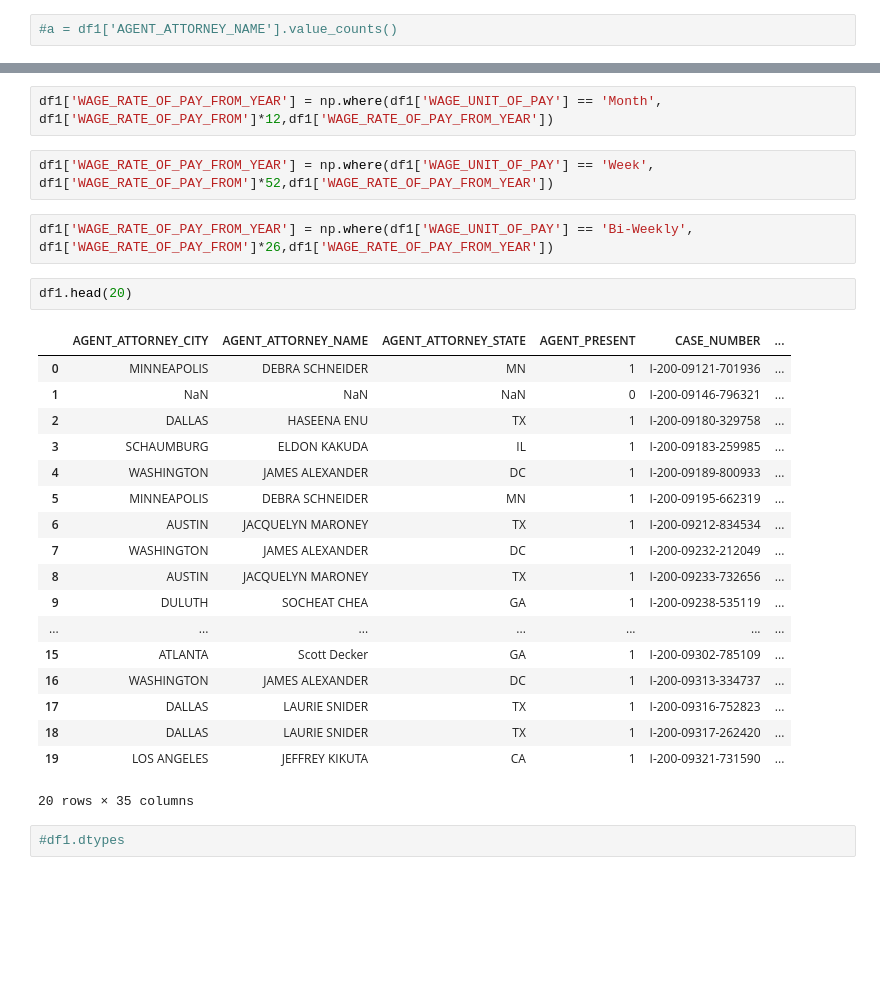
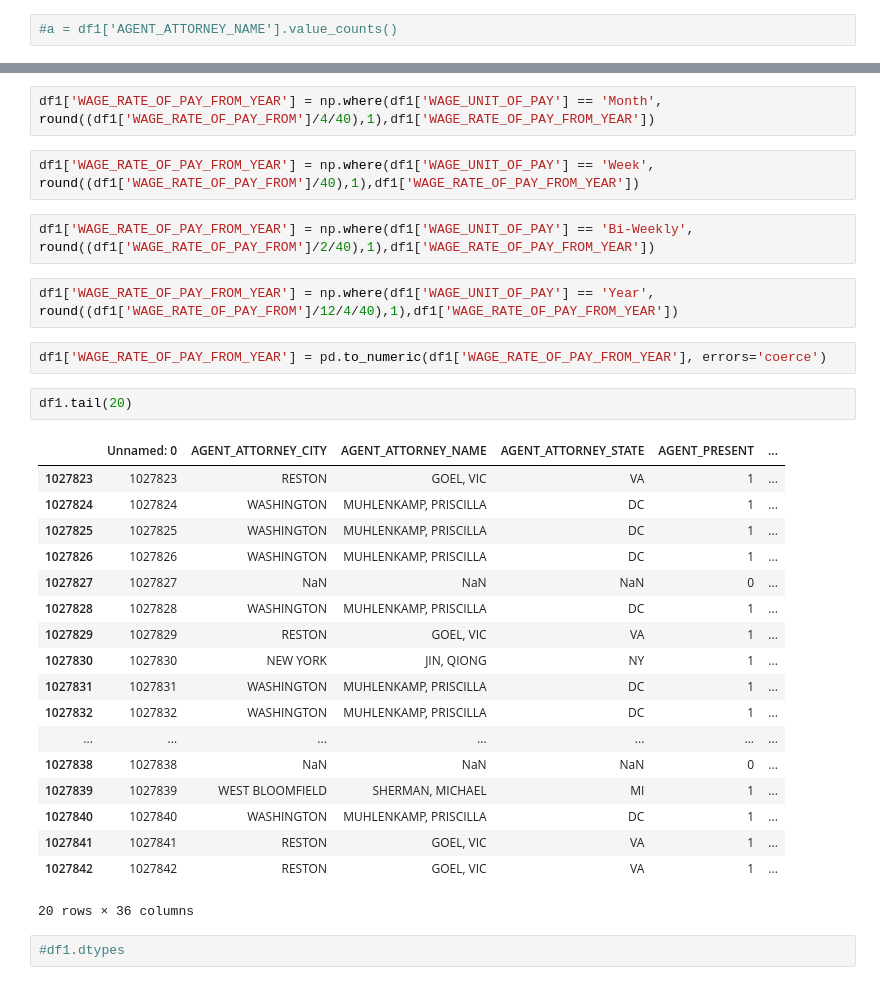
Before and after one commit to kanishk307/INST737-UniversityOfMaryland-DataScience-H1BAnalysis, a Jupyter notebook: Milestone2/encoding/encoding-737_kanishk.ipynb, the cells around one changed output, grey strips where cells are left out. Cells and saved outputs as stored; diff of their text form; blank space fills up the shorter version.

```diff
--- a/Milestone2/encoding/encoding-737_kanishk.ipynb
+++ b/Milestone2/encoding/encoding-737_kanishk.ipynb
@@ -327,30 +242,34 @@ df1['WAGE_RATE_OF_PAY_FROM_YEAR'] = np.where(df1['WAGE_UNIT_OF_PAY'] == 'Hour',
 # %%
-df1['WAGE_RATE_OF_PAY_FROM_YEAR'] = np.where(df1['WAGE_UNIT_OF_PAY'] == 'Month', df1['WAGE_RATE_OF_PAY_FROM']*12,df1['WAGE_RATE_OF_PAY_FROM_YEAR'])
+df1['WAGE_RATE_OF_PAY_FROM_YEAR'] = np.where(df1['WAGE_UNIT_OF_PAY'] == 'Month', round((df1['WAGE_RATE_OF_PAY_FROM']/4/40),1),df1['WAGE_RATE_OF_PAY_FROM_YEAR'])
 # %%
-df1['WAGE_RATE_OF_PAY_FROM_YEAR'] = np.where(df1['WAGE_UNIT_OF_PAY'] == 'Week', df1['WAGE_RATE_OF_PAY_FROM']*52,df1['WAGE_RATE_OF_PAY_FROM_YEAR'])
+df1['WAGE_RATE_OF_PAY_FROM_YEAR'] = np.where(df1['WAGE_UNIT_OF_PAY'] == 'Week', round((df1['WAGE_RATE_OF_PAY_FROM']/40),1),df1['WAGE_RATE_OF_PAY_FROM_YEAR'])
 # %%
-df1['WAGE_RATE_OF_PAY_FROM_YEAR'] = np.where(df1['WAGE_UNIT_OF_PAY'] == 'Bi-Weekly', df1['WAGE_RATE_OF_PAY_FROM']*26,df1['WAGE_RATE_OF_PAY_FROM_YEAR'])
+df1['WAGE_RATE_OF_PAY_FROM_YEAR'] = np.where(df1['WAGE_UNIT_OF_PAY'] == 'Bi-Weekly', round((df1['WAGE_RATE_OF_PAY_FROM']/2/40),1),df1['WAGE_RATE_OF_PAY_FROM_YEAR'])
+# %%
+df1['WAGE_RATE_OF_PAY_FROM_YEAR'] = np.where(df1['WAGE_UNIT_OF_PAY'] == 'Year', round((df1['WAGE_RATE_OF_PAY_FROM']/12/4/40),1),df1['WAGE_RATE_OF_PAY_FROM_YEAR'])
+# %%
+df1['WAGE_RATE_OF_PAY_FROM_YEAR'] = pd.to_numeric(df1['WAGE_RATE_OF_PAY_FROM_YEAR'], errors='coerce')
 # %%
-df1.head(20)
+df1.tail(20)
 # %% [output]
-|  | AGENT_ATTORNEY_CITY | AGENT_ATTORNEY_NAME | AGENT_ATTORNEY_STATE | AGENT_PRESENT | CASE_NUMBER | ... |
-| 0 | MINNEAPOLIS | DEBRA SCHNEIDER | MN | 1 | I-200-09121-701936 | ... |
-| 1 | NaN | NaN | NaN | 0 | I-200-09146-796321 | ... |
-| 2 | DALLAS | HASEENA ENU | TX | 1 | I-200-09180-329758 | ... |
-| 3 | SCHAUMBURG | ELDON KAKUDA | IL | 1 | I-200-09183-259985 | ... |
-| 4 | WASHINGTON | JAMES ALEXANDER | DC | 1 | I-200-09189-800933 | ... |
-| 5 | MINNEAPOLIS | DEBRA SCHNEIDER | MN | 1 | I-200-09195-662319 | ... |
-| 6 | AUSTIN | JACQUELYN MARONEY | TX | 1 | I-200-09212-834534 | ... |
-| 7 | WASHINGTON | JAMES ALEXANDER | DC | 1 | I-200-09232-212049 | ... |
-| 8 | AUSTIN | JACQUELYN MARONEY | TX | 1 | I-200-09233-732656 | ... |
-| 9 | DULUTH | SOCHEAT CHEA | GA | 1 | I-200-09238-535119 | ... |
+|  | Unnamed: 0 | AGENT_ATTORNEY_CITY | AGENT_ATTORNEY_NAME | AGENT_ATTORNEY_STATE | AGENT_PRESENT | ... |
+| 1027823 | 1027823 | RESTON | GOEL, VIC | VA | 1 | ... |
+| 1027824 | 1027824 | WASHINGTON | MUHLENKAMP, PRISCILLA | DC | 1 | ... |
+| 1027825 | 1027825 | WASHINGTON | MUHLENKAMP, PRISCILLA | DC | 1 | ... |
+| 1027826 | 1027826 | WASHINGTON | MUHLENKAMP, PRISCILLA | DC | 1 | ... |
+| 1027827 | 1027827 | NaN | NaN | NaN | 0 | ... |
+| 1027828 | 1027828 | WASHINGTON | MUHLENKAMP, PRISCILLA | DC | 1 | ... |
+| 1027829 | 1027829 | RESTON | GOEL, VIC | VA | 1 | ... |
+| 1027830 | 1027830 | NEW YORK | JIN, QIONG | NY | 1 | ... |
+| 1027831 | 1027831 | WASHINGTON | MUHLENKAMP, PRISCILLA | DC | 1 | ... |
+| 1027832 | 1027832 | WASHINGTON | MUHLENKAMP, PRISCILLA | DC | 1 | ... |
 | ... | ... | ... | ... | ... | ... | ... |
-| 15 | ATLANTA | Scott Decker | GA | 1 | I-200-09302-785109 | ... |
-| 16 | WASHINGTON | JAMES ALEXANDER | DC | 1 | I-200-09313-334737 | ... |
-| 17 | DALLAS | LAURIE SNIDER | TX | 1 | I-200-09316-752823 | ... |
-| 18 | DALLAS | LAURIE SNIDER | TX | 1 | I-200-09317-262420 | ... |
-| 19 | LOS ANGELES | JEFFREY KIKUTA | CA | 1 | I-200-09321-731590 | ... |
+| 1027838 | 1027838 | NaN | NaN | NaN | 0 | ... |
+| 1027839 | 1027839 | WEST BLOOMFIELD | SHERMAN, MICHAEL | MI | 1 | ... |
+| 1027840 | 1027840 | WASHINGTON | MUHLENKAMP, PRISCILLA | DC | 1 | ... |
+| 1027841 | 1027841 | RESTON | GOEL, VIC | VA | 1 | ... |
+| 1027842 | 1027842 | RESTON | GOEL, VIC | VA | 1 | ... |
-20 rows × 35 columns
+20 rows × 36 columns
 # %%
 #df1.dtypes
 # %%
```
Also changed, not shown: parts of 45 cells of this notebook, 4 other files.
